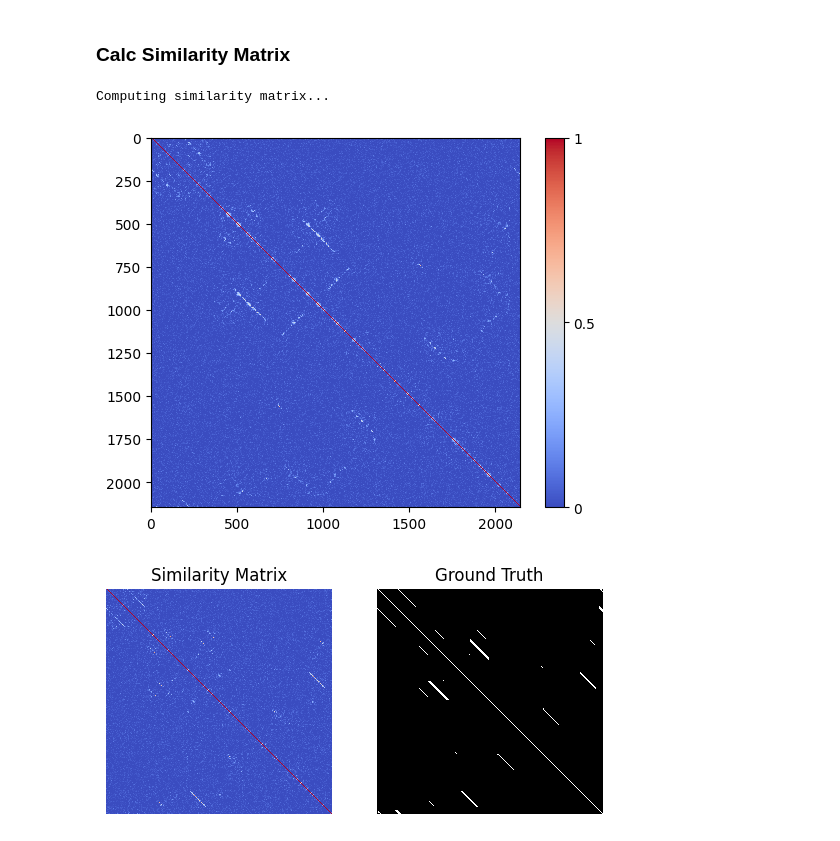
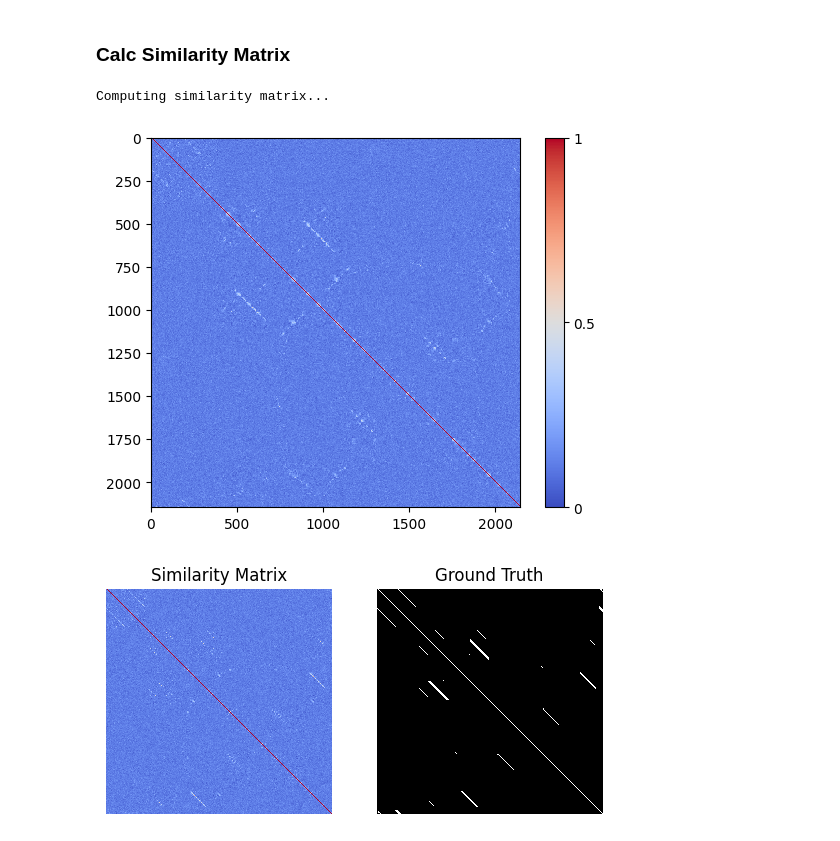
Before and after one commit to shubham-rateria/cs-5785-final-project, a Jupyter notebook: loop-closure.ipynb, the cells around one changed output. Cells and saved outputs as stored; diff of their text form; code cells hidden in the pictures.

```diff
--- a/loop-closure.ipynb
+++ b/loop-closure.ipynb
@@ -358,5 +392,5 @@ def pca_red(descs, dim, eps=1e-5, whiten=True):
     return descs, S
 # %%
 # sanity check
-pca = pca_red(np.array(embeddings[:10]).reshape(10, -1), 32)
+pca, S = pca_red(np.array(embeddings[:10]).reshape(10, -1), 32)
 # %%
@@ -367,5 +401,5 @@ pca[0].shape
 Calculate and store the PCA
 # %%
 # L2 Norm
-embeddings = embeddings / np.linalg.norm(embeddings, axis=1)[:, None]
+# embeddings = embeddings / np.linalg.norm(embeddings, axis=1)[:, None]
 # %%
@@ -376,7 +425,7 @@ array([0.026452  , 0.03082197, 0.04995585, ..., 0.01187704, 0.00982923,
 # %%
 # Define the pickle file path
-pickle_file = './data/pca.pkl'
-pca_dim = 500
+pickle_file = './data/pca_resnet_34.pkl'
+pca_dim = 256
 
 # Check if the pickle file exists
 if os.path.exists(pickle_file):
@@ -452,31 +502,31 @@ def similarity_matrix(descs, gt, median=False, cluster=True, plot=True,
         name:    name for plot file+cache
     """
     print('Computing similarity matrix...')
-    # n = descs.shape[0]
-    # diffs = np.zeros((n, n))
+    n = descs.shape[0]
+    diffs = np.zeros((n, n))
 
     # Compute L2 norm of each vector
     norms = np.linalg.norm(descs, axis=1)
     descs_norm = descs / norms[:, None]
 
-    sim = np.dot(descs_norm, descs_norm.T)
+    # sim = np.dot(descs_norm, descs_norm.T)
     # print(max(sim), min(sim))
 
     # Compute similarity of every vector with every vector
-    # for i, desc in enumerate(descs):
-    #     # Compute difference
-    #     diff = np.linalg.norm(descs_norm - descs_norm[i], axis=1)
-    #     diffs[i] = diff
+    for i, desc in enumerate(descs):
+        # Compute difference
+        diff = np.linalg.norm(descs_norm - descs_norm[i], axis=1)
+        diffs[i] = diff
 
     # # Compute max difference
-    # dmax = diffs.max()
+    dmax = diffs.max()
 
     # # Normalize difference and create sim matrix
-    # sim = 1. - (diffs / dmax)
+    sim = 1. - (diffs / dmax)
     assert gt.shape[0] == sim.shape[0]
 
-    # if cluster:
-        # sim = cluster_kmeans(sim)
+    if cluster:
+        sim = cluster_kmeans(sim)
 
     if median:
         # sim = median_filter(sim, gt, k_size=k_size)
@@ -516,11 +566,11 @@ def similarity_matrix(descs, gt, median=False, cluster=True, plot=True,
     return sim
 # %%
 # just the similarity matrix using l2 norm
-sim = similarity_matrix(pca, gt, cluster=False)
+sim = similarity_matrix(pca, gt, cluster=False, threshold=None)
 # %% [output]
 Computing similarity matrix...
-[figure, old version]
+[figure, new version]
-[figure, old version]
+[figure, new version]
 # %%
 sim
 # %% [output]
```
Also changed, not shown: parts of 15 cells of this notebook, 11 other files.
